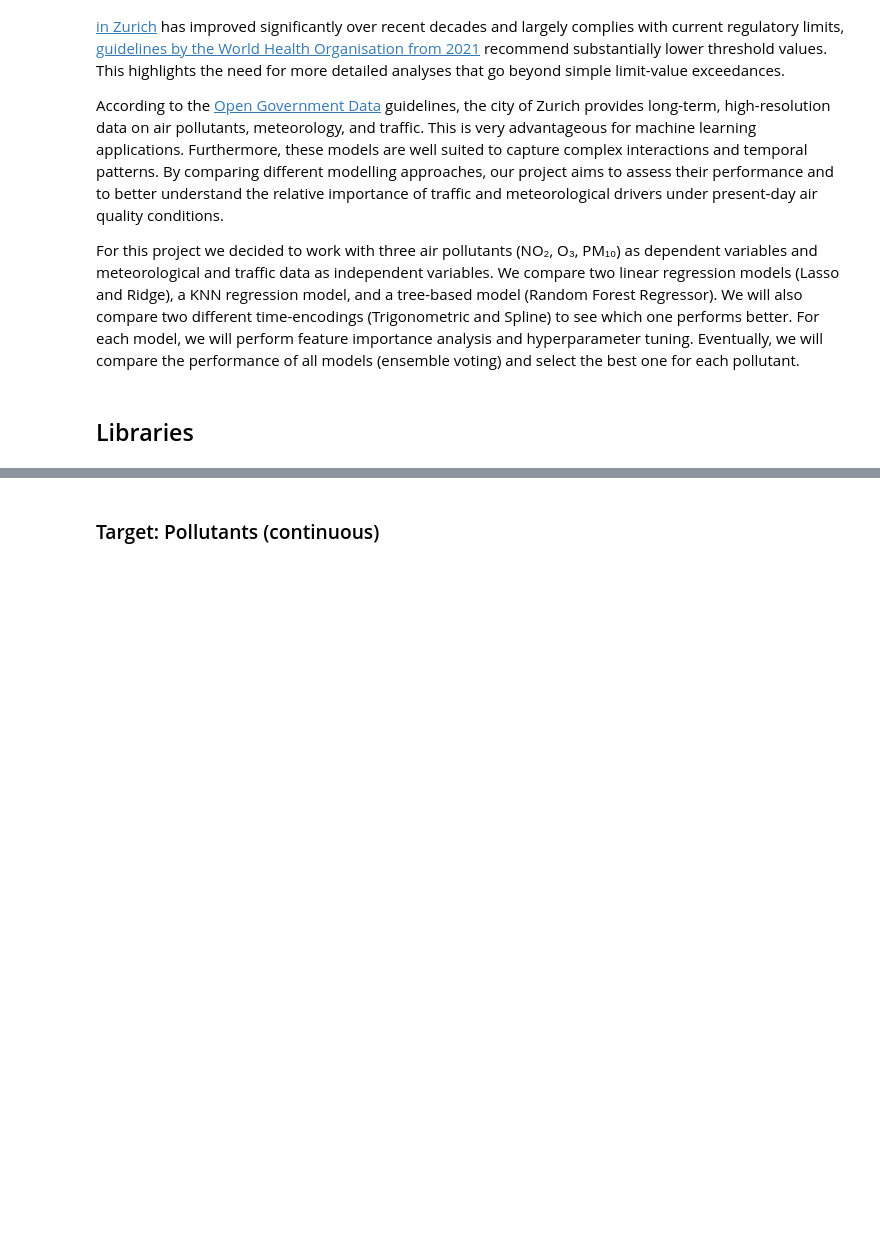
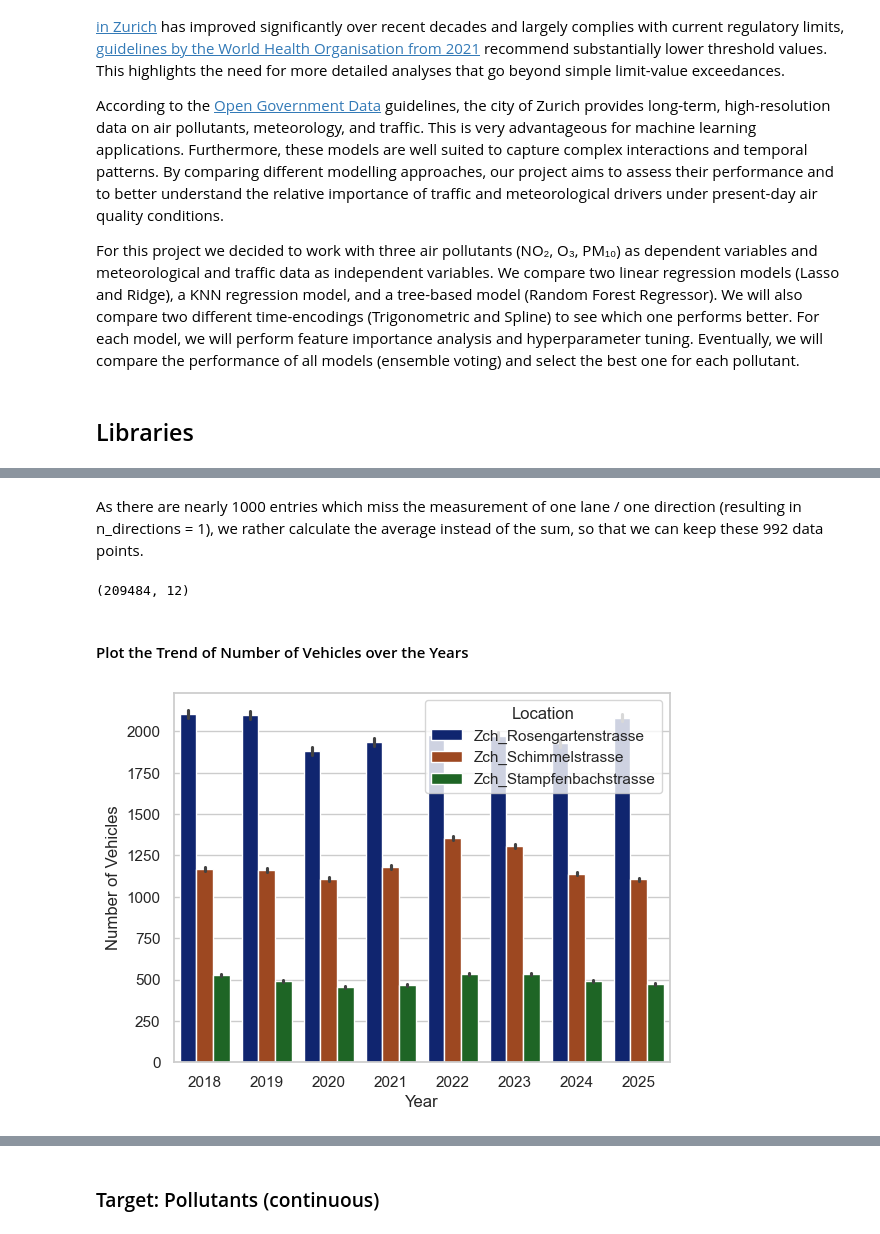
Before and after one commit to JitkaRantanen/AS2025_CO2-GroupProject, a Jupyter notebook: Masterfile.ipynb, the cells around one changed output, grey strips where cells are left out. Saved outputs shown, nothing was run; the diff lists cells and outputs as text; code cells hidden in the pictures; blank space fills up the shorter version.

```diff
--- a/Masterfile.ipynb
+++ b/Masterfile.ipynb
@@ -36,0 +165,8 @@ from sklearn.ensemble import VotingRegressor
+# %%
+# Check whether the stations in the traffic data are only those three stations we want to keep and combine.
+df_traffic_raw = df_traffic_raw[df_traffic_raw["ZSName"].isin(station_map)]
+df_traffic_raw["Location"] = df_traffic_raw["ZSName"].map(station_map)
+
+# select the necessary columns only
+df_traffic_raw = df_traffic_raw.loc[:, ["Richtung", "Year", "Datetime", "Location", "AnzFahrzeuge"]]
+df_traffic_raw.head()
@@ -36,0 +340,26 @@ from sklearn.ensemble import VotingRegressor
+# %% [markdown]
+As there are nearly 1000 entries which miss the measurement of one lane / one direction (resulting in n_directions = 1), we rather calculate the average instead of the sum, so that we can keep these 992 data points.
+# %%
+df_traffic = (df_traffic.groupby(
+    ["Year", "Location", "Datetime", "Date", "Time", "Month", "Month_str", "Weekday", "Weekday_str", "Day", "YearMonth"], as_index=False)
+              .agg(meanVehicles=("AnzFahrzeuge", "sum")))
+
+print(df_traffic.shape)
+# %% [output]
+(209484, 12)
+# %% [markdown]
+#### Plot the Trend of Number of Vehicles over the Years
+# %%
+sns.set_theme(style="whitegrid")
+
+# Draw a barplot by number of vehicles and location
+g = sns.barplot(
+    data=df_traffic,
+    x="Year", y="meanVehicles", hue="Location",
+    palette="dark", errorbar="ci"
+).set(
+    xlabel='Year',
+    ylabel='Number of Vehicles'
+)
+# %% [output]
+[figure, added]
```
Also changed, not shown: parts of 70 cells of this notebook.
